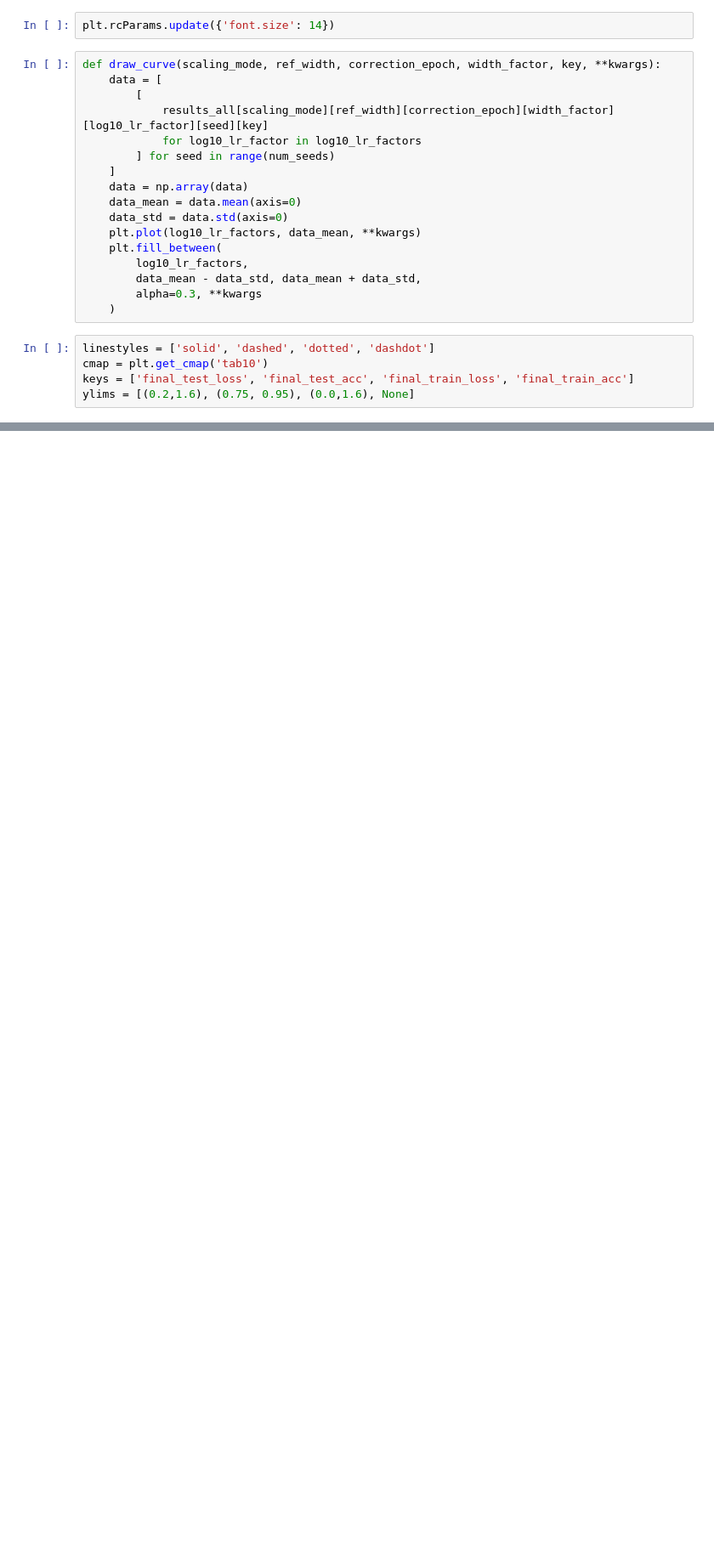
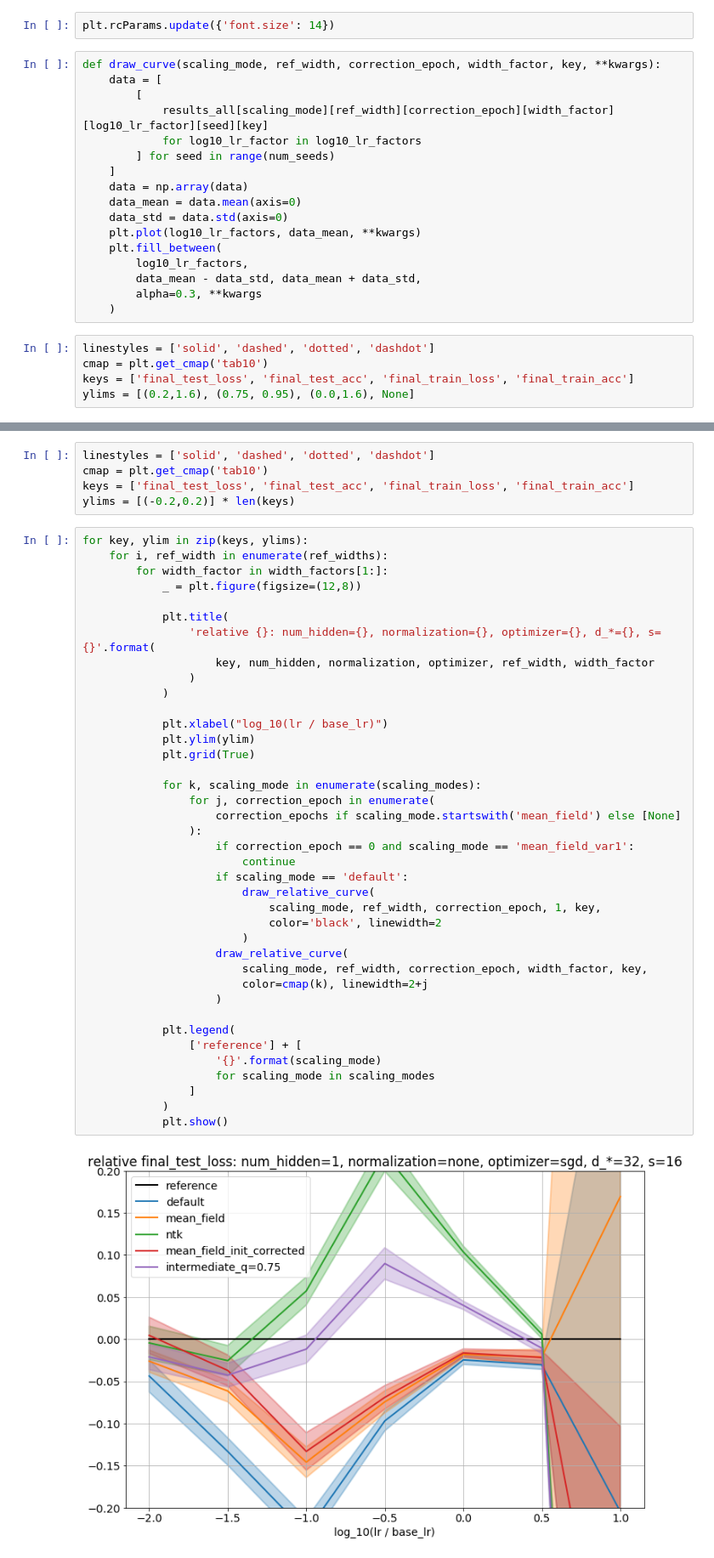
Before and after one commit to deeppavlov/infinite-width_nets, a Jupyter notebook: fcnet_mnist_lr_dependence_plots.ipynb, the cells around one changed output, grey strips where cells are left out. Shown at 85% size. Drawn from its saved outputs; the diff is of its cells as text; blank space fills up the shorter version.

```diff
--- a/fcnet_mnist_lr_dependence_plots.ipynb
+++ b/fcnet_mnist_lr_dependence_plots.ipynb
@@ -111,0 +138,46 @@ for key, ylim in zip(keys, ylims):
+# %%
+linestyles = ['solid', 'dashed', 'dotted', 'dashdot']
+cmap = plt.get_cmap('tab10')
+keys = ['final_test_loss', 'final_test_acc', 'final_train_loss', 'final_train_acc']
+ylims = [(-0.2,0.2)] * len(keys)
+# %%
+for key, ylim in zip(keys, ylims):
+    for i, ref_width in enumerate(ref_widths):
+        for width_factor in width_factors[1:]:
+            _ = plt.figure(figsize=(12,8))
+
+            plt.title(
+                'relative {}: num_hidden={}, normalization={}, optimizer={}, d_*={}, s={}'.format(
+                    key, num_hidden, normalization, optimizer, ref_width, width_factor
+                )
+            )
+
+            plt.xlabel("log_10(lr / base_lr)")
+            plt.ylim(ylim)
+            plt.grid(True)
+
+            for k, scaling_mode in enumerate(scaling_modes):
+                for j, correction_epoch in enumerate(
+                    correction_epochs if scaling_mode.startswith('mean_field') else [None]
+                ):
+                    if correction_epoch == 0 and scaling_mode == 'mean_field_var1':
+                        continue
+                    if scaling_mode == 'default':
+                        draw_relative_curve(
+                            scaling_mode, ref_width, correction_epoch, 1, key,
+                            color='black', linewidth=2
+                        )
+                    draw_relative_curve(
+                        scaling_mode, ref_width, correction_epoch, width_factor, key,
+                        color=cmap(k), linewidth=2+j
+                    )
+
+            plt.legend(
+                ['reference'] + [
+                    '{}'.format(scaling_mode)
+                    for scaling_mode in scaling_modes
+                ]
+            )
+            plt.show()
+# %% [output]
+[figure, added]
```
Also changed, not shown: parts of 4 cells of this notebook, 6 other files.
